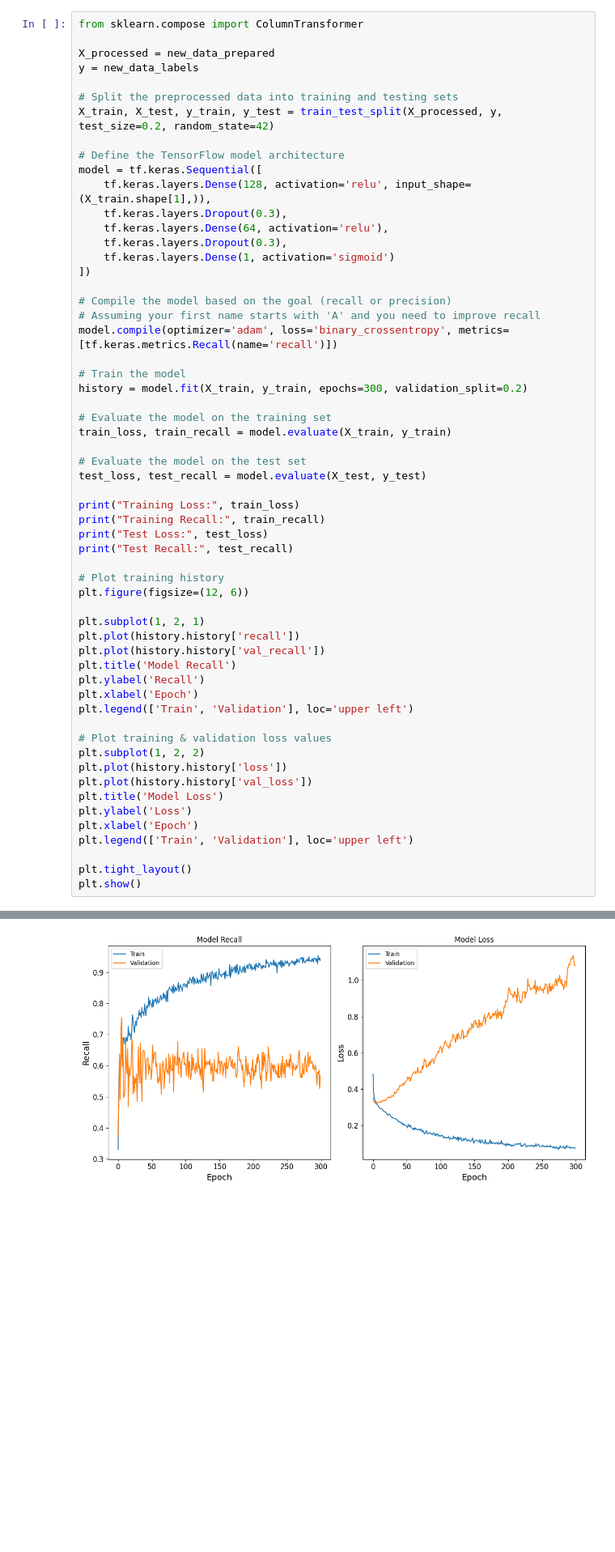
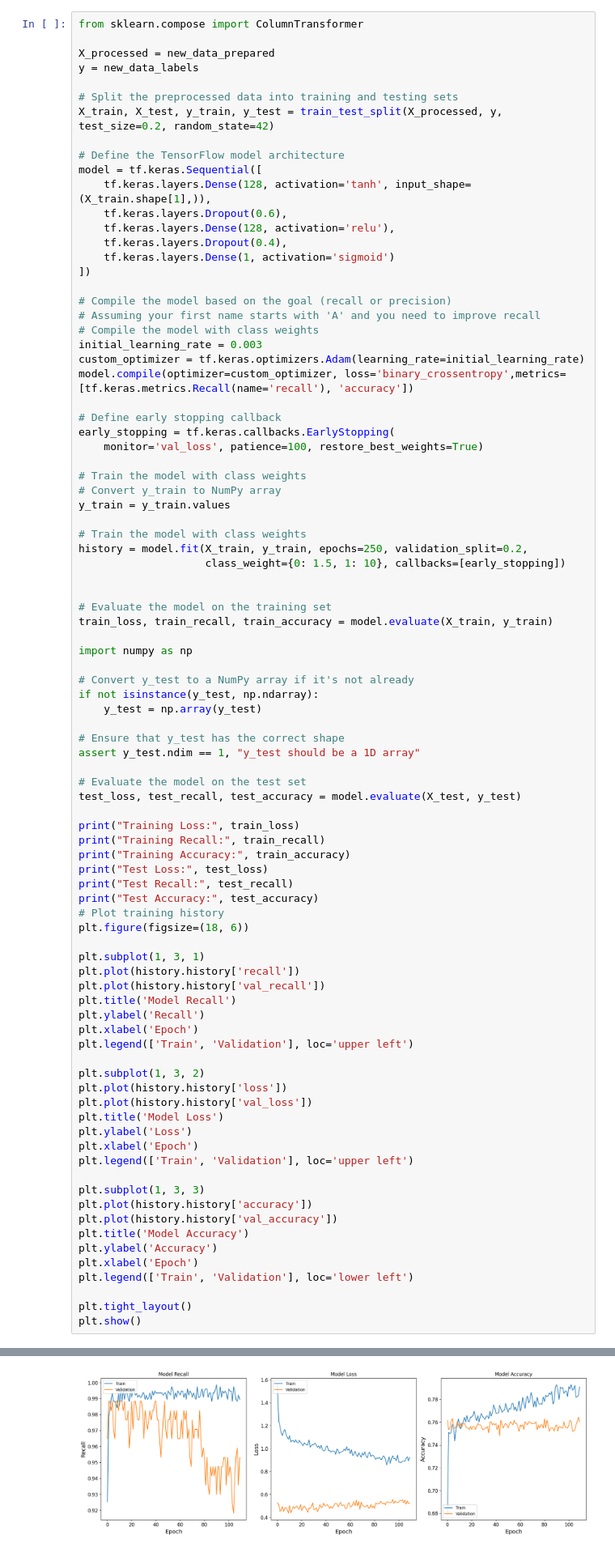
Before and after one commit to IuliaCipleu/Detect-Software-Conflict-with-Tensorflow, a Jupyter notebook: CipleuIuliaOlivia.ipynb, the cells around one changed output, grey strips where cells are left out. Shown at 81% size. Cells and saved outputs as stored; diff of their text form; blank space fills up the shorter version.

Commit message:
all with accuracy

```diff
--- a/CipleuIuliaOlivia.ipynb
+++ b/CipleuIuliaOlivia.ipynb
@@ -1488,35 +1855,58 @@ X_train, X_test, y_train, y_test = train_test_split(X_processed, y, test_size=0.
 
 # Define the TensorFlow model architecture
 model = tf.keras.Sequential([
-    tf.keras.layers.Dense(128, activation='relu', input_shape=(X_train.shape[1],)),
-    tf.keras.layers.Dropout(0.3),
-    tf.keras.layers.Dense(64, activation='relu'),
-    tf.keras.layers.Dropout(0.3),
+    tf.keras.layers.Dense(128, activation='tanh', input_shape=(X_train.shape[1],)),
+    tf.keras.layers.Dropout(0.6),
+    tf.keras.layers.Dense(128, activation='relu'),
+    tf.keras.layers.Dropout(0.4),
     tf.keras.layers.Dense(1, activation='sigmoid')
 ])
 
 # Compile the model based on the goal (recall or precision)
 # Assuming your first name starts with 'A' and you need to improve recall
-model.compile(optimizer='adam', loss='binary_crossentropy', metrics=[tf.keras.metrics.Recall(name='recall')])
+# Compile the model with class weights
+initial_learning_rate = 0.003
+custom_optimizer = tf.keras.optimizers.Adam(learning_rate=initial_learning_rate)
+model.compile(optimizer=custom_optimizer, loss='binary_crossentropy',metrics=[tf.keras.metrics.Recall(name='recall'), 'accuracy'])
 
-# Train the model
-history = model.fit(X_train, y_train, epochs=300, validation_split=0.2)
+# Define early stopping callback
+early_stopping = tf.keras.callbacks.EarlyStopping(
+    monitor='val_loss', patience=100, restore_best_weights=True)
+
+# Train the model with class weights
+# Convert y_train to NumPy array
+y_train = y_train.values
+
+# Train the model with class weights
+history = model.fit(X_train, y_train, epochs=250, validation_split=0.2,
+                    class_weight={0: 1.5, 1: 10}, callbacks=[early_stopping])
+
 
 # Evaluate the model on the training set
-train_loss, train_recall = model.evaluate(X_train, y_train)
+train_loss, train_recall, train_accuracy = model.evaluate(X_train, y_train)
+
+import numpy as np
+
+# Convert y_test to a NumPy array if it's not already
+if not isinstance(y_test, np.ndarray):
+    y_test = np.array(y_test)
+
+# Ensure that y_test has the correct shape
+assert y_test.ndim == 1, "y_test should be a 1D array"
 
 # Evaluate the model on the test set
-test_loss, test_recall = model.evaluate(X_test, y_test)
+test_loss, test_recall, test_accuracy = model.evaluate(X_test, y_test)
 
 print("Training Loss:", train_loss)
 print("Training Recall:", train_recall)
+print("Training Accuracy:", train_accuracy)
 print("Test Loss:", test_loss)
 print("Test Recall:", test_recall)
+print("Test Accuracy:", test_accuracy)
+# Plot training history
+plt.figure(figsize=(18, 6))
 
-# Plot training history
-plt.figure(figsize=(12, 6))
-
-plt.subplot(1, 2, 1)
+plt.subplot(1, 3, 1)
 plt.plot(history.history['recall'])
 plt.plot(history.history['val_recall'])
 plt.title('Model Recall')
@@ -1524,8 +1914,7 @@ plt.ylabel('Recall')
 plt.xlabel('Epoch')
 plt.legend(['Train', 'Validation'], loc='upper left')
 
-# Plot training & validation loss values
-plt.subplot(1, 2, 2)
+plt.subplot(1, 3, 2)
 plt.plot(history.history['loss'])
 plt.plot(history.history['val_loss'])
 plt.title('Model Loss')
@@ -1533,6 +1922,14 @@ plt.ylabel('Loss')
 plt.xlabel('Epoch')
 plt.legend(['Train', 'Validation'], loc='upper left')
 
+plt.subplot(1, 3, 3)
+plt.plot(history.history['accuracy'])
+plt.plot(history.history['val_accuracy'])
+plt.title('Model Accuracy')
+plt.ylabel('Accuracy')
+plt.xlabel('Epoch')
+plt.legend(['Train', 'Validation'], loc='lower left')
+
 plt.tight_layout()
 plt.show()
 # %% [output]
@@ -1556 +1953 @@ Test Recall: 0.5803571343421936
-[figure, old version]
+[figure, new version]
```
Also changed, not shown: parts of 66 cells of this notebook.
